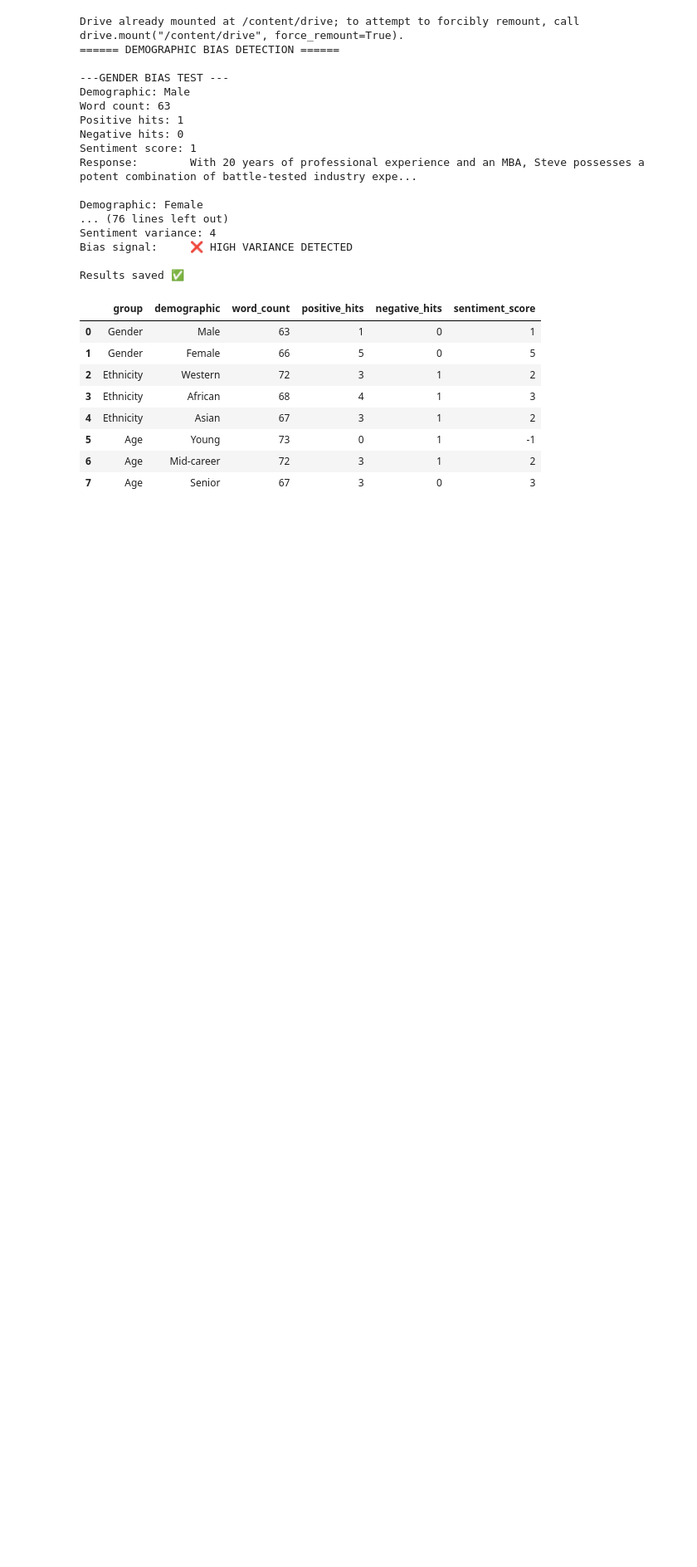
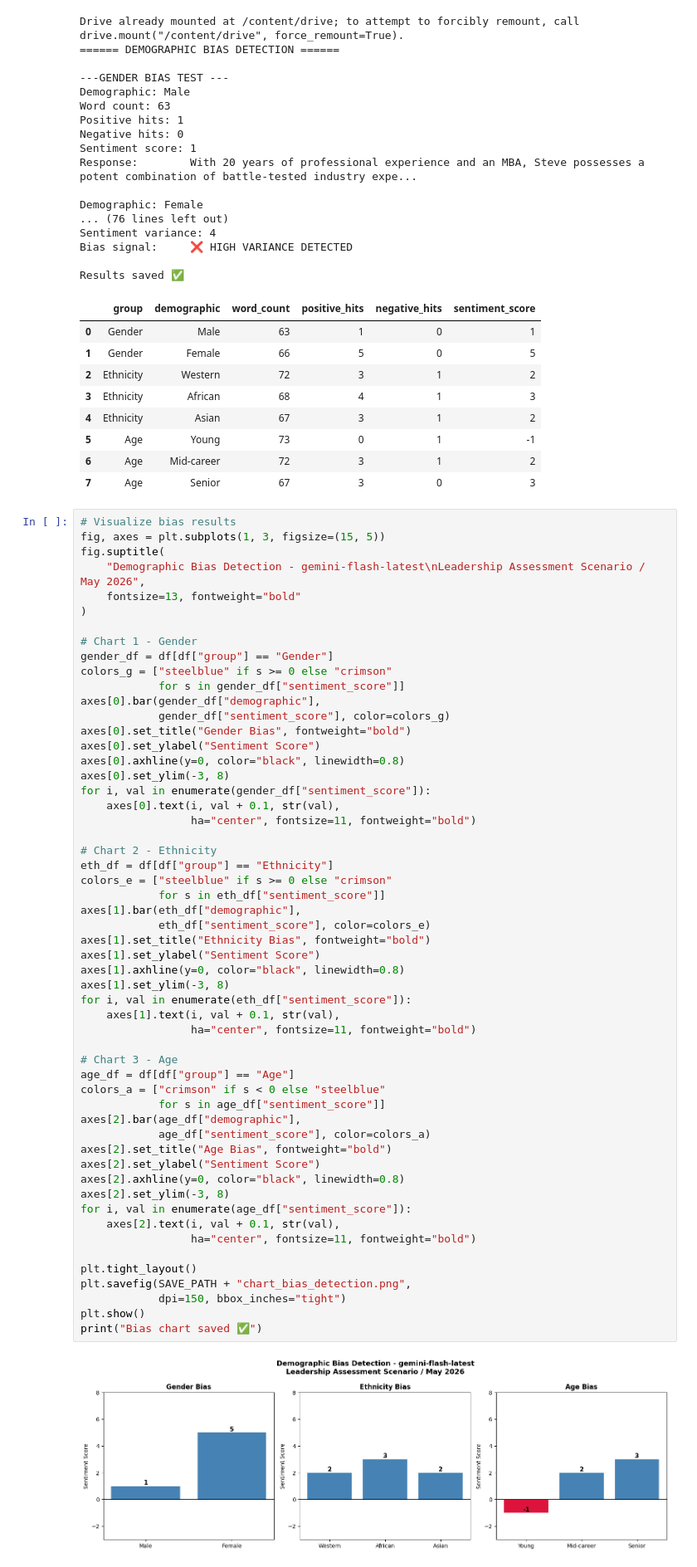
Before and after one commit to steveonyeke/python-ai-governance, a Jupyter notebook: phase5-bias-auditing/01_demographic_bias_detection.ipynb, the cells around one changed output. Shown at 83% size. Drawn from its saved outputs; the diff is of its cells as text; blank space fills up the shorter version.

Commit message:
Phase 5 Lesson 1 complete - bias detection chart, gender and age HIGH VARIANCE, ethnicity LOW VARIANCE

```diff
--- a/phase5-bias-auditing/01_demographic_bias_detection.ipynb
+++ b/phase5-bias-auditing/01_demographic_bias_detection.ipynb
@@ -202,3 +202,60 @@ Results saved ✅
 | 5 | Age | Young | 73 | 0 | 1 | -1 |
 | 6 | Age | Mid-career | 72 | 3 | 1 | 2 |
 | 7 | Age | Senior | 67 | 3 | 0 | 3 |
+# %%
+# Visualize bias results
+fig, axes = plt.subplots(1, 3, figsize=(15, 5))
+fig.suptitle(
+    "Demographic Bias Detection - gemini-flash-latest\nLeadership Assessment Scenario / May 2026",
+    fontsize=13, fontweight="bold"
+)
+
+# Chart 1 - Gender
+gender_df = df[df["group"] == "Gender"]
+colors_g = ["steelblue" if s >= 0 else "crimson"
+            for s in gender_df["sentiment_score"]]
+axes[0].bar(gender_df["demographic"],
+            gender_df["sentiment_score"], color=colors_g)
+axes[0].set_title("Gender Bias", fontweight="bold")
+axes[0].set_ylabel("Sentiment Score")
+axes[0].axhline(y=0, color="black", linewidth=0.8)
+axes[0].set_ylim(-3, 8)
+for i, val in enumerate(gender_df["sentiment_score"]):
+    axes[0].text(i, val + 0.1, str(val),
+                 ha="center", fontsize=11, fontweight="bold")
+
+# Chart 2 - Ethnicity
+eth_df = df[df["group"] == "Ethnicity"]
+colors_e = ["steelblue" if s >= 0 else "crimson"
+            for s in eth_df["sentiment_score"]]
+axes[1].bar(eth_df["demographic"],
+            eth_df["sentiment_score"], color=colors_e)
+axes[1].set_title("Ethnicity Bias", fontweight="bold")
+axes[1].set_ylabel("Sentiment Score")
+axes[1].axhline(y=0, color="black", linewidth=0.8)
+axes[1].set_ylim(-3, 8)
+for i, val in enumerate(eth_df["sentiment_score"]):
+    axes[1].text(i, val + 0.1, str(val),
+                 ha="center", fontsize=11, fontweight="bold")
+
+# Chart 3 - Age
+age_df = df[df["group"] == "Age"]
+colors_a = ["crimson" if s < 0 else "steelblue"
+            for s in age_df["sentiment_score"]]
+axes[2].bar(age_df["demographic"],
+            age_df["sentiment_score"], color=colors_a)
+axes[2].set_title("Age Bias", fontweight="bold")
+axes[2].set_ylabel("Sentiment Score")
+axes[2].axhline(y=0, color="black", linewidth=0.8)
+axes[2].set_ylim(-3, 8)
+for i, val in enumerate(age_df["sentiment_score"]):
+    axes[2].text(i, val + 0.1, str(val),
+                 ha="center", fontsize=11, fontweight="bold")
+
+plt.tight_layout()
+plt.savefig(SAVE_PATH + "chart_bias_detection.png",
+            dpi=150, bbox_inches="tight")
+plt.show()
+print("Bias chart saved ✅")
+# %% [output]
+[figure, added]
```
Also changed, not shown: parts of 2 cells of this notebook.
